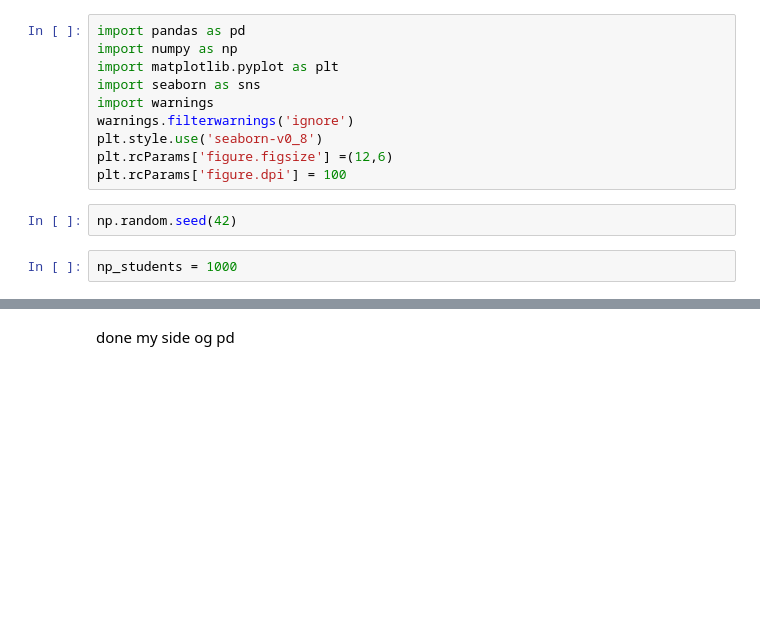
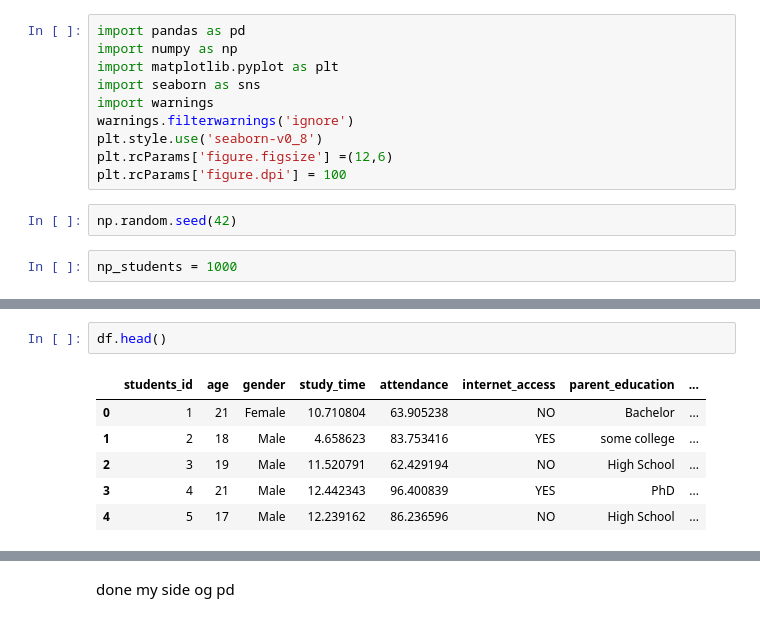
Before and after one commit to vaibhavjaybhaye09/AI_ML, a Jupyter notebook: Welcome_To_Colab.ipynb, the cells around one changed output, grey strips where cells are left out. Cells and saved outputs as stored; diff of their text form; blank space fills up the shorter version.

```diff
--- a/Welcome_To_Colab.ipynb
+++ b/Welcome_To_Colab.ipynb
@@ -65,0 +122,9 @@ display(df.describe())
+# %%
+df.head()
+# %% [output]
+|  | students_id | age | gender | study_time | attendance | internet_access | parent_education | ... |
+| 0 | 1 | 21 | Female | 10.710804 | 63.905238 | NO | Bachelor | ... |
+| 1 | 2 | 18 | Male | 4.658623 | 83.753416 | YES | some college | ... |
+| 2 | 3 | 19 | Male | 11.520791 | 62.429194 | NO | High School | ... |
+| 3 | 4 | 21 | Male | 12.442343 | 96.400839 | YES | PhD | ... |
+| 4 | 5 | 17 | Male | 12.239162 | 86.236596 | NO | High School | ... |
```
Also changed, not shown: parts of 9 cells of this notebook.
